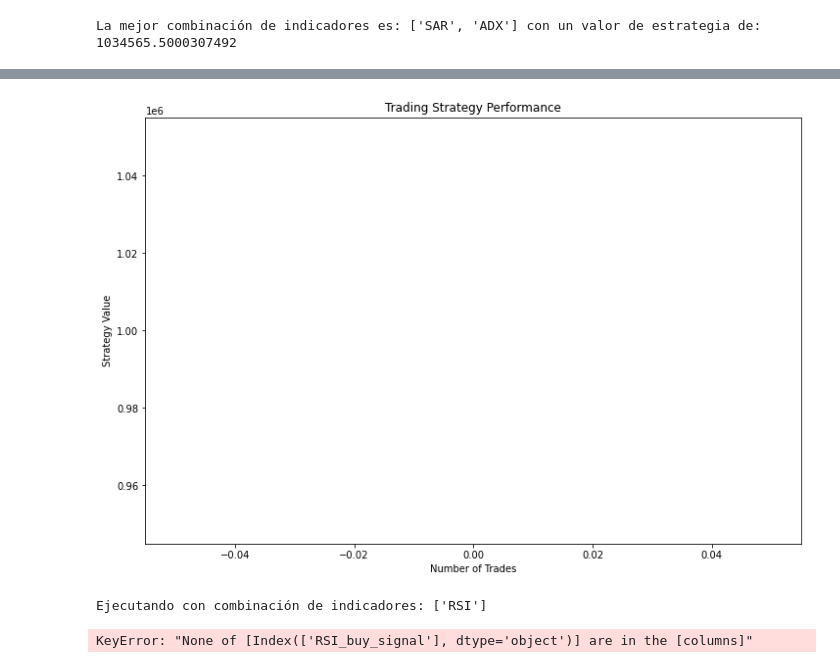
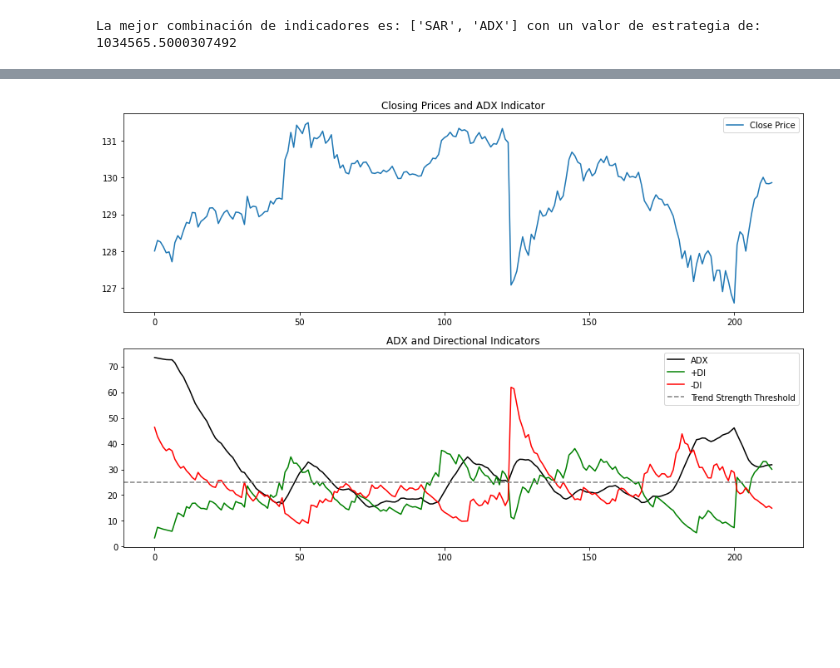
Before and after one commit to david09perez/Proyecto_Trading, a Jupyter notebook: report.ipynb, the cells around one changed output, grey strips where cells are left out. Cells and saved outputs as stored; diff of their text form; code cells hidden in the pictures; blank space fills up the shorter version.

```diff
--- a/report.ipynb
+++ b/report.ipynb
@@ -518,32 +558,4 @@ Fi
-# %%
-strategy.plot_results()
-# %% [output]
-[figure, removed]
-# %%
-# Instanciar la clase con el archivo de datos de entrenamiento
-strategy = TradingStrategy(file='1d')  # Asegúrate de que '1d' corresponda a la temporalidad correcta
-
-# Cargar los datos, calcular indicadores y definir las señales de compra/venta
-strategy.load_data('1d')  # Reemplaza '1d' con la temporalidad correspondiente si es necesario
-strategy.calculate_indicators()
-strategy.define_buy_sell_signals()
-
-# Encontrar la mejor combinación de indicadores
-strategy.run_combinations()
-
-# Optimizar los parámetros de los indicadores de la mejor combinación encontrada
-strategy.optimize_parameters()
-
-# Para probar con el archivo de test, actualiza la ruta del archivo de datos y repite el proceso
-strategy.file = '1d_test'  # Cambia '1d_test' a la ruta del archivo de test correspondiente
-strategy.load_data(strategy.file)  # Carga los datos de test
-strategy.calculate_indicators()  # Recalcular los indicadores con los datos de test
-
-# Ejecutar la estrategia con la mejor combinación y los parámetros optimizados en los datos de test
-strategy.execute_trades(best=True)
-
-# Graficar los resultados de la estrategia en los datos de test
-strategy.plot_best_results()
-# %% [output]
-Ejecutando con combinación de indicadores: ['RSI']
-KeyError: "None of [Index(['RSI_buy_signal'], dtype='object')] are in the [columns]"
+# %%
+strategy.show_ADX_strat()
+# %% [output]
+[figure, added]
```
Also changed, not shown: parts of 31 cells of this notebook.
